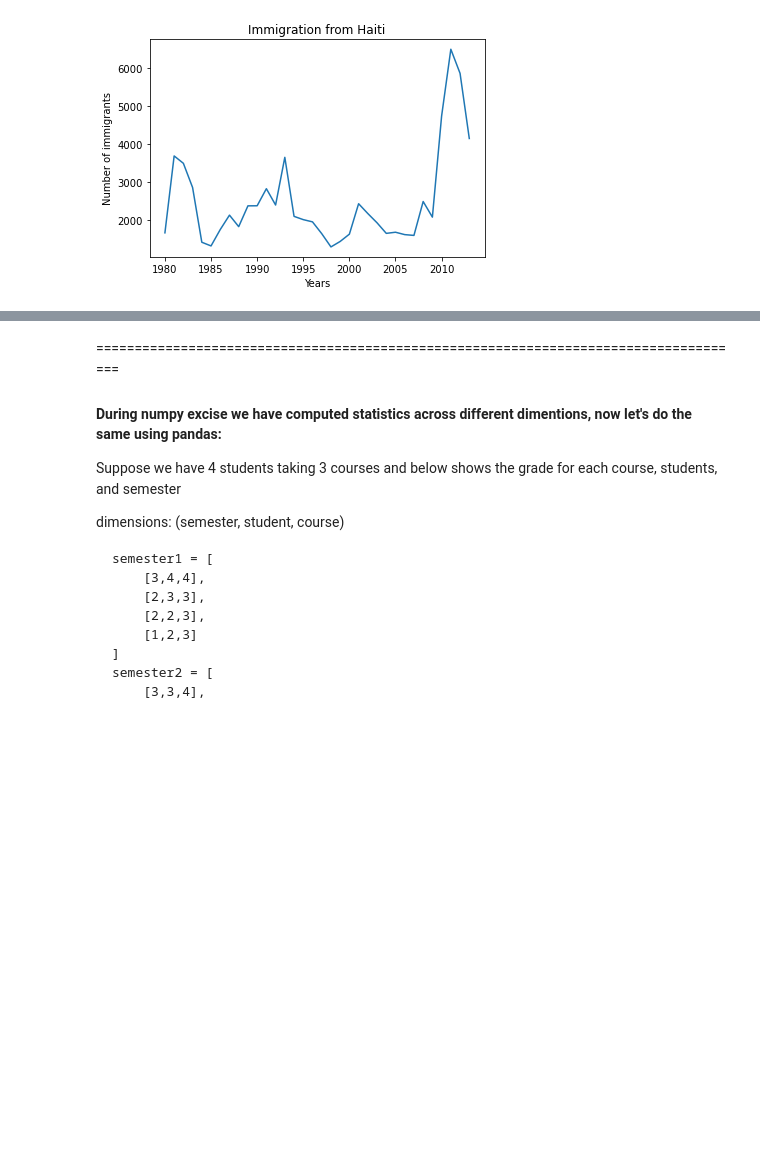
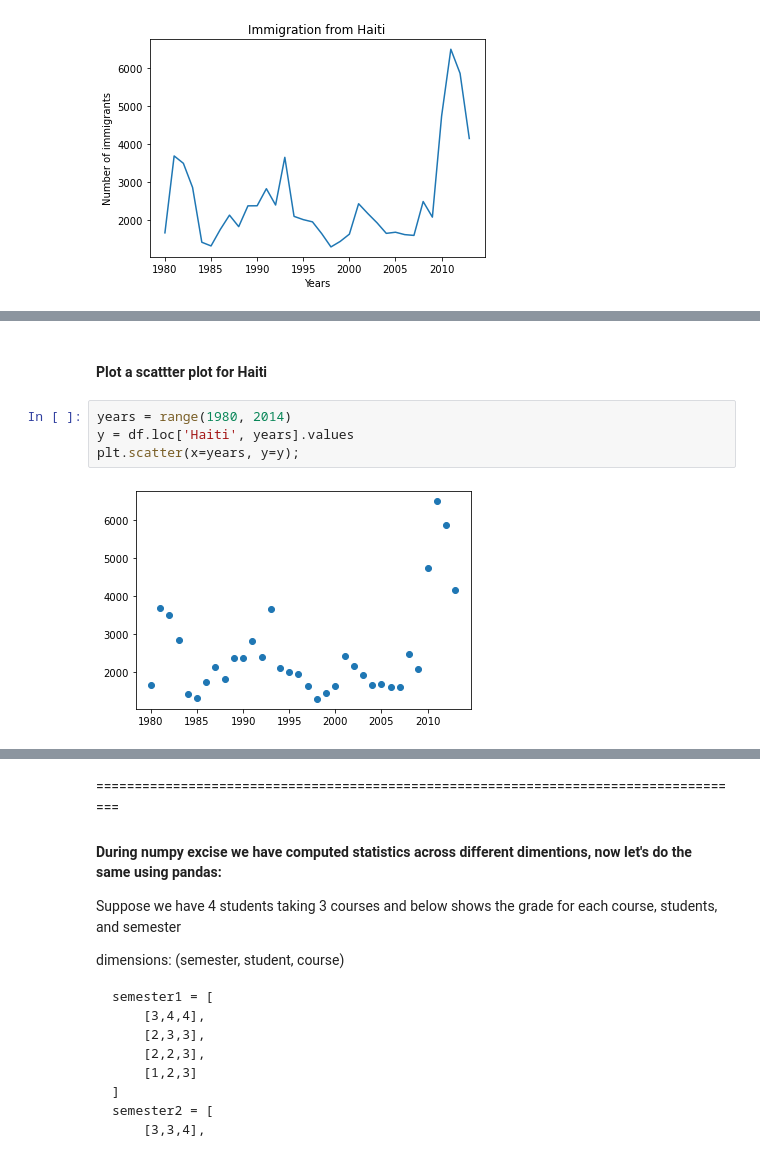
Before and after one commit to donglinchen/data_science_exercise, a Jupyter notebook: pandas-exercise-solution.ipynb, the cells around one changed output, grey strips where cells are left out. Drawn from its saved outputs; the diff is of its cells as text; blank space fills up the shorter version.

```diff
--- a/pandas-exercise-solution.ipynb
+++ b/pandas-exercise-solution.ipynb
@@ -99,0 +111,8 @@ plt.ylabel('Number of immigrants');
+# %% [markdown]
+#### Plot a scattter plot for Haiti
+# %%
+years = range(1980, 2014)
+y = df.loc['Haiti', years].values
+plt.scatter(x=years, y=y);
+# %% [output]
+[figure, added]
```
Also changed, not shown: parts of 14 cells of this notebook.
